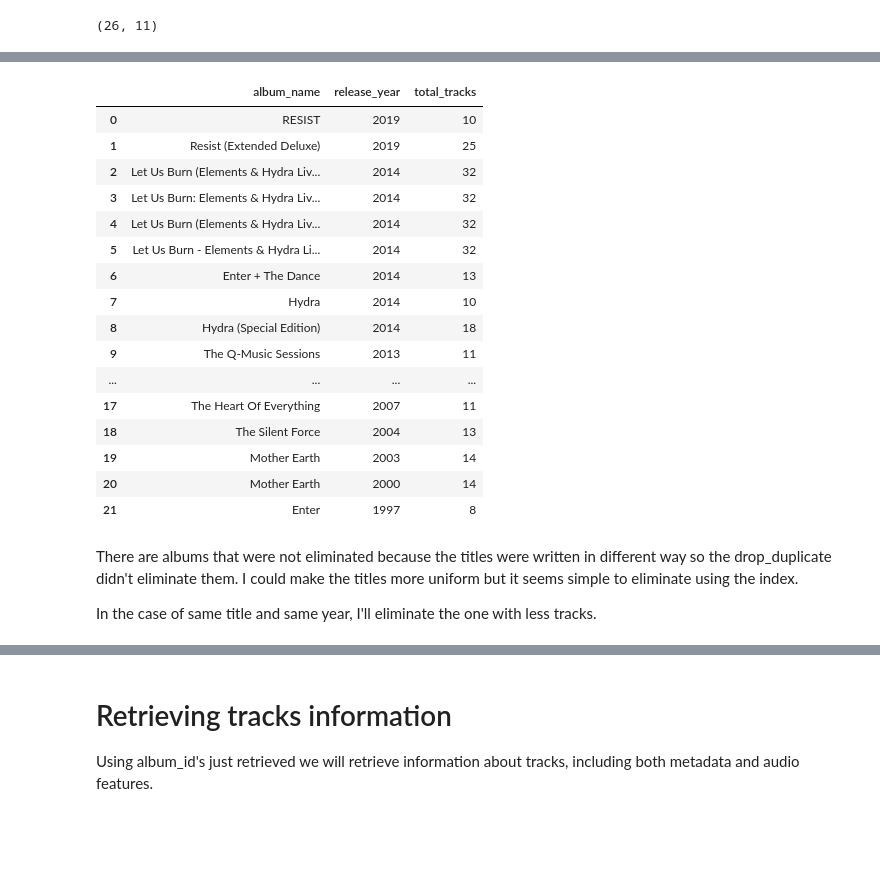
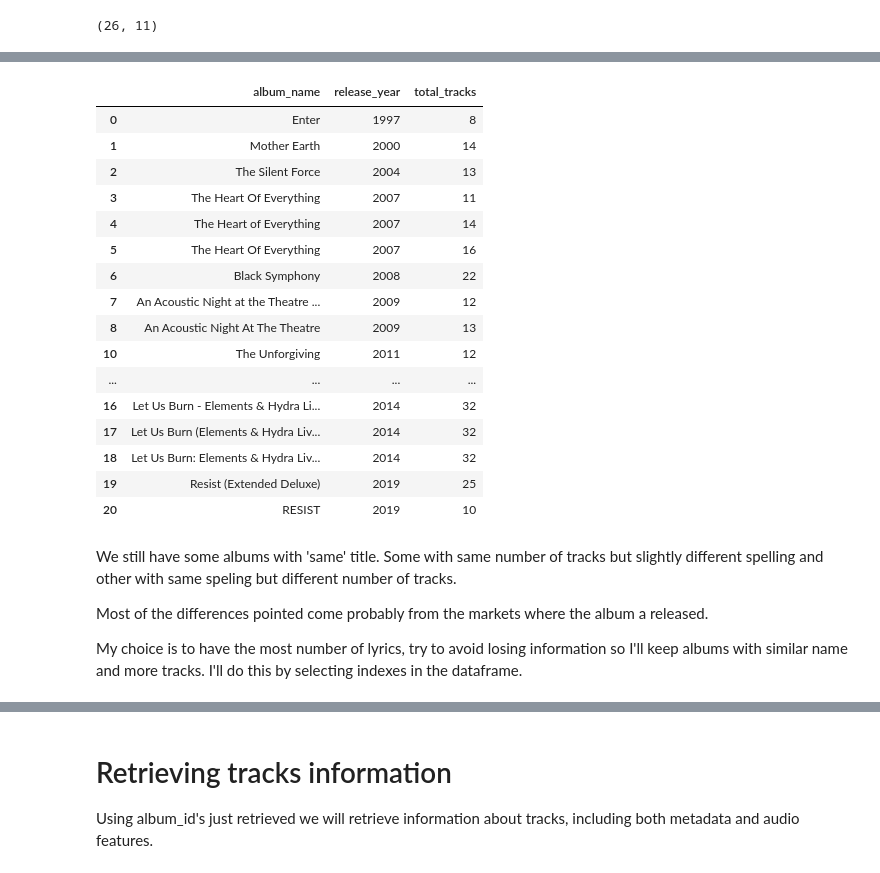
Before and after one commit to dpbac/evanescence_and_within_temptation_in_Python, a Jupyter notebook: notebook_02_retrieve_Spotify_data-Evanescence_Within_Temptation.ipynb, the cells around one changed output, grey strips where cells are left out. Drawn from its saved outputs; the diff is of its cells as text; code cells hidden in the pictures; blank space fills up the shorter version.

```diff
--- a/notebook_02_retrieve_metada_Spotify_Evanescence_Within_Temptation.ipynb
+++ b/notebook_02_retrieve_Spotify_data-Evanescence_Within_Temptation.ipynb
@@ -84,13 +61,17 @@ The information retrieved by the following function is:
 # %%
 def retrieve_artist_info(artist):
 
-    """ Retrieve main information about an artist given artist's name which includes also name of bands.
+    """
+
+    Retrieve main information about an artist given artist's name which includes also name of bands.
 
     Input:
         artist : artist's name (string)
 
     Output:
-        dictionary with main info about artist, including related artist. """
+        dictionary with main info about artist, including related artist.
+
+    """
 
     # find artist by name and extract uri
 
@@ -224,7 +216,9 @@ So we can say that people that like `Evanescence` and `Within Temptation` also a
 import pandas as pd
 
 def top_tracks_by_country(artist_id, country = 'US'):
-    """ Get Spotify catalog information about an artist’s top 10 tracks by country. """
+    """
+    Get Spotify catalog information about an artist’s top 10 tracks by country.
+    """
 
     track_name = []
     track_id = []
@@ -483,7 +478,6 @@ def retrieve_albums_info(artist_id, file_name, limit = 50, max_nr_albums=2000):
     album_type = []
     artists = []
     release_date = []
-    # release_date_precision = []
     cover_album = []
     total_tracks = []
     available_markets = []
@@ -498,7 +492,6 @@ def retrieve_albums_info(artist_id, file_name, limit = 50, max_nr_albums=2000):
             album_type.append(albums_per_artist['items'][album]['album_type'])
             artists.append(albums_per_artist['items'][album]['artists'][0]['name'])
             release_date.append(albums_per_artist['items'][album]['release_date'])
-    #         release_date_precision.append(albums_per_artist['items'][album]['release_date_precision'])
             cover_album.append(albums_per_artist['items'][album]['images'][0]['url'])
             total_tracks.append(albums_per_artist['items'][album]['total_tracks'])
             available_markets.append(','.join(albums_per_artist['items'][album]['available_markets']))
@@ -511,7 +504,6 @@ def retrieve_albums_info(artist_id, file_name, limit = 50, max_nr_albums=2000):
                    'album_type' : album_type,
                    'artists': artists,
                    'release_date' : release_date,
-    #                'release_date_precision' : release_date_precision,
                    'cover_album':cover_album,
                    'total_tracks':total_tracks,
                    'available_markets': available_markets,
@@ -524,7 +516,7 @@ def retrieve_albums_info(artist_id, file_name, limit = 50, max_nr_albums=2000):
 
     # Ordering by date - most recent first
 
-    df.sort_values(by='release_date', ascending = False, inplace = True)
+    df.sort_values(by='release_date', inplace = True)
 
     # dropping duplicates based on album_name and release_date
 
@@ -806,5 +803,5 @@ I'll remove for now duplicates based on `album_name`,`release_year`, and `total_
 # %%
-df_albums_within_temptation_filtered.drop_duplicates(subset=['album_name','release_year','total_tracks'], keep='first', inplace = True)
+df_albums_within_temptation_filtered.drop_duplicates(subset=['album_name','total_tracks'], keep='first', inplace = True)
 
 df_albums_within_temptation_filtered.reset_index(inplace=True, drop=True)
 df_albums_within_temptation_filtered
@@ -829,25 +826,27 @@ df_albums_within_temptation_filtered
 # %%
-df_albums_within_temptation_filtered[['album_name','release_year','total_tracks']]
+df_albums_within_temptation_filtered[['album_name','release_year','total_tracks']].sort_values(by='release_year')
 # %% [output]
 |  | album_name | release_year | total_tracks |
-| 0 | RESIST | 2019 | 10 |
-| 1 | Resist (Extended Deluxe) | 2019 | 25 |
-| 2 | Let Us Burn (Elements & Hydra Liv... | 2014 | 32 |
-| 3 | Let Us Burn: Elements & Hydra Liv... | 2014 | 32 |
-| 4 | Let Us Burn (Elements & Hydra Liv... | 2014 | 32 |
-| 5 | Let Us Burn - Elements & Hydra Li... | 2014 | 32 |
-| 6 | Enter + The Dance | 2014 | 13 |
-| 7 | Hydra | 2014 | 10 |
-| 8 | Hydra (Special Edition) | 2014 | 18 |
-| 9 | The Q-Music Sessions | 2013 | 11 |
+| 0 | Enter | 1997 | 8 |
+| 1 | Mother Earth | 2000 | 14 |
+| 2 | The Silent Force | 2004 | 13 |
+| 3 | The Heart Of Everything | 2007 | 11 |
+| 4 | The Heart of Everything | 2007 | 14 |
+| 5 | The Heart Of Everything | 2007 | 16 |
+| 6 | Black Symphony | 2008 | 22 |
+| 7 | An Acoustic Night at the Theatre ... | 2009 | 12 |
+| 8 | An Acoustic Night At The Theatre | 2009 | 13 |
+| 10 | The Unforgiving | 2011 | 12 |
 | ... | ... | ... | ... |
-| 17 | The Heart Of Everything | 2007 | 11 |
-| 18 | The Silent Force | 2004 | 13 |
-| 19 | Mother Earth | 2003 | 14 |
-| 20 | Mother Earth | 2000 | 14 |
-| 21 | Enter | 1997 | 8 |
+| 16 | Let Us Burn - Elements & Hydra Li... | 2014 | 32 |
+| 17 | Let Us Burn (Elements & Hydra Liv... | 2014 | 32 |
+| 18 | Let Us Burn: Elements & Hydra Liv... | 2014 | 32 |
+| 19 | Resist (Extended Deluxe) | 2019 | 25 |
+| 20 | RESIST | 2019 | 10 |
-# %% [markdown]
-There are albums that were not eliminated because the titles were written in different way so the drop_duplicate didn't eliminate them. I could make the titles more uniform but it seems simple to eliminate using the index.
-
-In the case of same title and same year, I'll eliminate the one with less tracks.
+# %% [markdown]
+We still have some albums with 'same' title. Some with same number of tracks but slightly different spelling and other with same speling but different number of tracks.
+
+Most of the differences pointed come probably from the markets where the album a released.
+
+My choice is to have the most number of lyrics, try to avoid losing information so I'll keep albums with similar name and more tracks. I'll do this by selecting indexes in the dataframe.
 # %%
```
Also changed, not shown: parts of 46 cells of this notebook, 3 other files.
